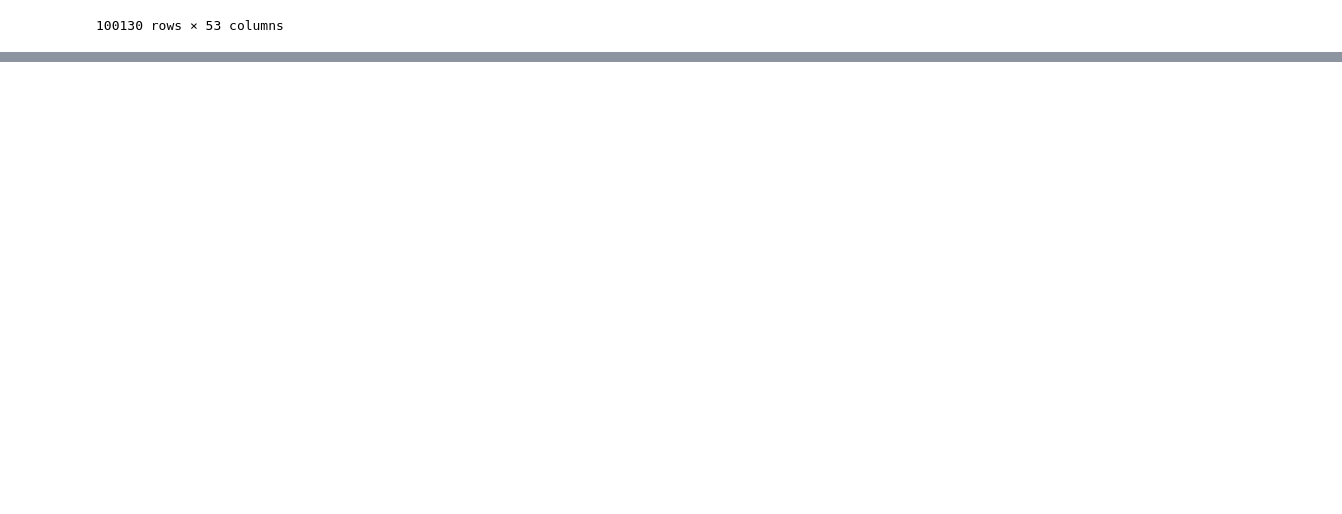
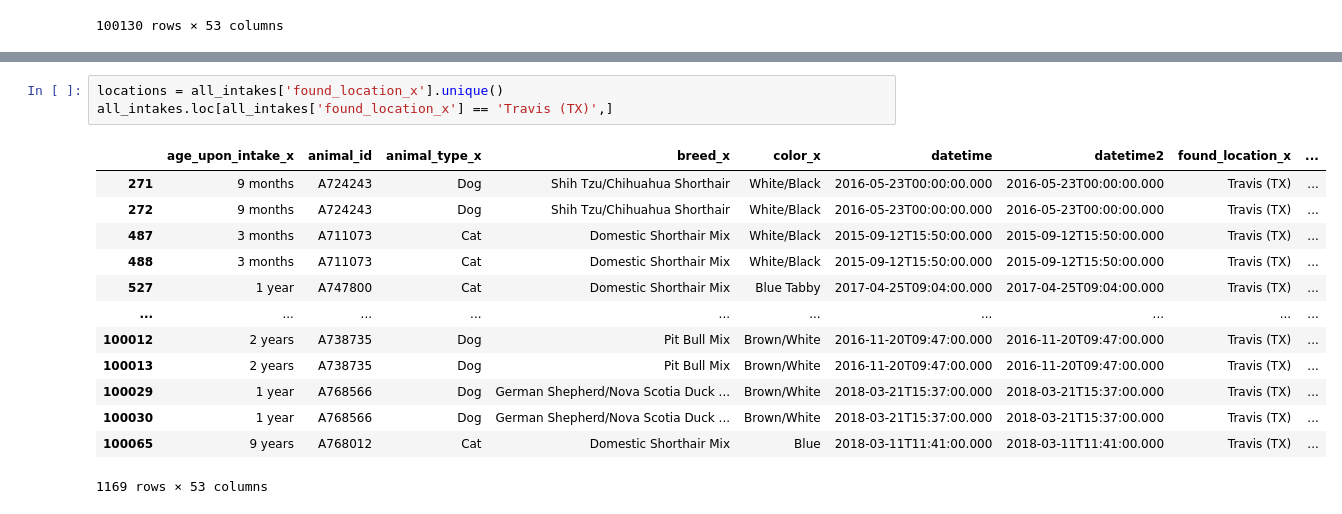
Before and after one commit to 3Grey6Jedi9/Data-Analysis-Project-05, a Jupyter notebook: Pet Shelter Analysis.ipynb, the cells around one changed output, grey strips where cells are left out. Drawn from its saved outputs; the diff is of its cells as text; blank space fills up the shorter version.

```diff
--- a/Pet Shelter Analysis.ipynb
+++ b/Pet Shelter Analysis.ipynb
@@ -43,0 +52,17 @@ all_intakes
+# %%
+locations = all_intakes['found_location_x'].unique()
+all_intakes.loc[all_intakes['found_location_x'] == 'Travis (TX)',]
+# %% [output]
+|  | age_upon_intake_x | animal_id | animal_type_x | breed_x | color_x | datetime | datetime2 | found_location_x | ... |
+| 271 | 9 months | A724243 | Dog | Shih Tzu/Chihuahua Shorthair | White/Black | 2016-05-23T00:00:00.000 | 2016-05-23T00:00:00.000 | Travis (TX) | ... |
+| 272 | 9 months | A724243 | Dog | Shih Tzu/Chihuahua Shorthair | White/Black | 2016-05-23T00:00:00.000 | 2016-05-23T00:00:00.000 | Travis (TX) | ... |
+| 487 | 3 months | A711073 | Cat | Domestic Shorthair Mix | White/Black | 2015-09-12T15:50:00.000 | 2015-09-12T15:50:00.000 | Travis (TX) | ... |
+| 488 | 3 months | A711073 | Cat | Domestic Shorthair Mix | White/Black | 2015-09-12T15:50:00.000 | 2015-09-12T15:50:00.000 | Travis (TX) | ... |
+| 527 | 1 year | A747800 | Cat | Domestic Shorthair Mix | Blue Tabby | 2017-04-25T09:04:00.000 | 2017-04-25T09:04:00.000 | Travis (TX) | ... |
+| ... | ... | ... | ... | ... | ... | ... | ... | ... | ... |
+| 100012 | 2 years | A738735 | Dog | Pit Bull Mix | Brown/White | 2016-11-20T09:47:00.000 | 2016-11-20T09:47:00.000 | Travis (TX) | ... |
+| 100013 | 2 years | A738735 | Dog | Pit Bull Mix | Brown/White | 2016-11-20T09:47:00.000 | 2016-11-20T09:47:00.000 | Travis (TX) | ... |
+| 100029 | 1 year | A768566 | Dog | German Shepherd/Nova Scotia Duck ... | Brown/White | 2018-03-21T15:37:00.000 | 2018-03-21T15:37:00.000 | Travis (TX) | ... |
+| 100030 | 1 year | A768566 | Dog | German Shepherd/Nova Scotia Duck ... | Brown/White | 2018-03-21T15:37:00.000 | 2018-03-21T15:37:00.000 | Travis (TX) | ... |
+| 100065 | 9 years | A768012 | Cat | Domestic Shorthair Mix | Blue | 2018-03-11T11:41:00.000 | 2018-03-11T11:41:00.000 | Travis (TX) | ... |
+1169 rows × 53 columns
```
Also changed, not shown: parts of 1 cell of this notebook.
